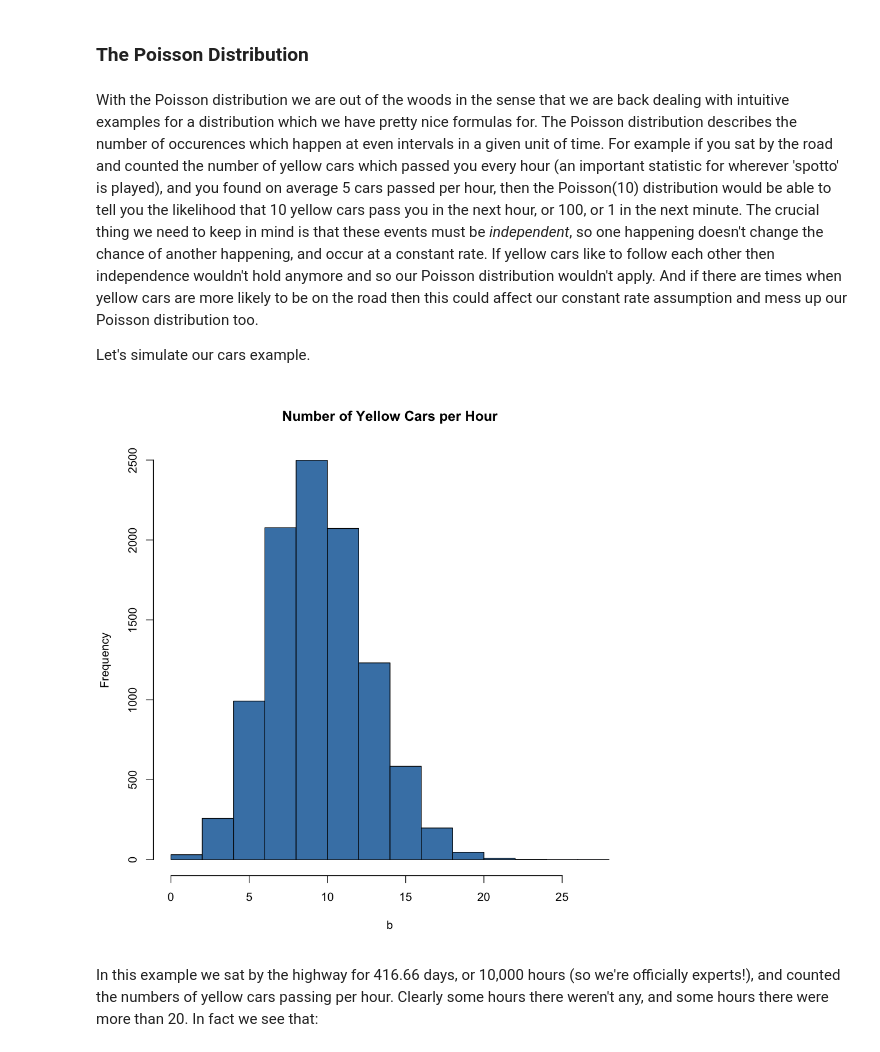
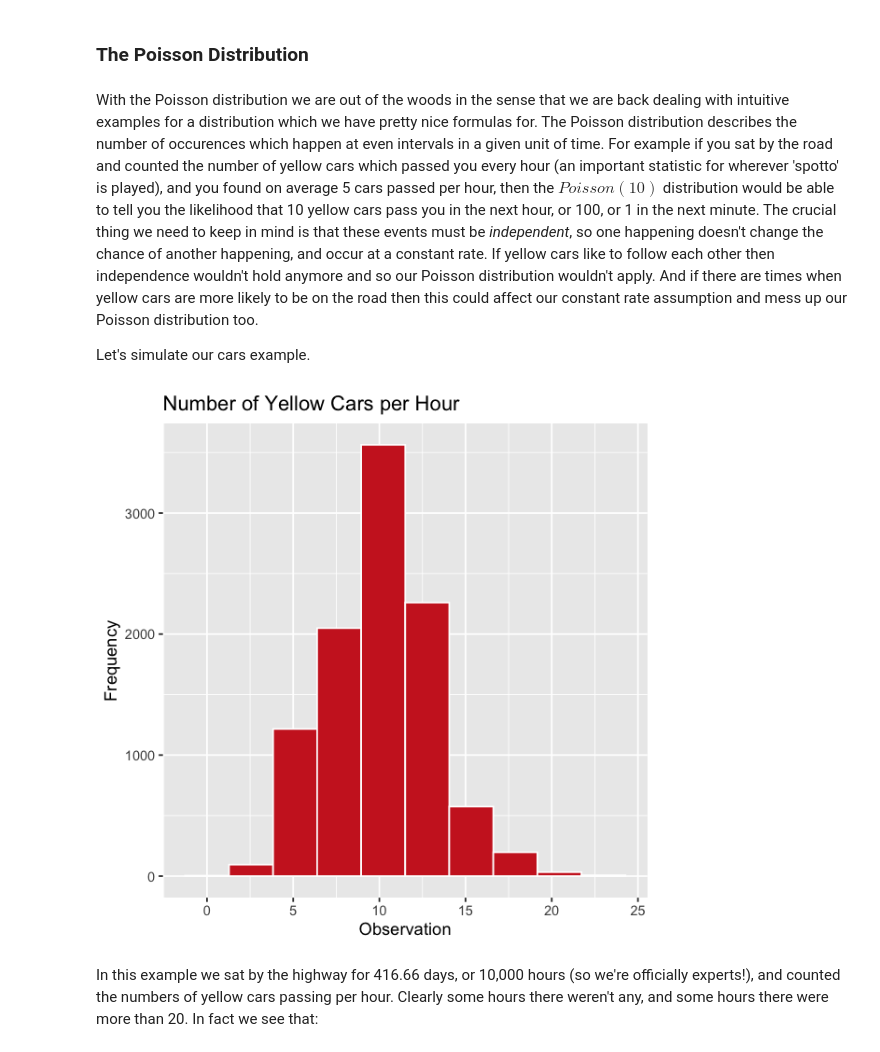
Before and after one commit to hands-on-econ/Hands-On-Econ, a Jupyter notebook: Michaelmas/3. Statistics I.ipynb, the cells around one changed output. Drawn from its saved outputs; the diff is of its cells as text; code cells hidden in the pictures.

```diff
--- a/Michaelmas/3. Statistics I.ipynb
+++ b/Michaelmas/3. Statistics I.ipynb
@@ -341,15 +341,17 @@ Once again the F-distribution seems extremely tedious and useless but some very
 # %% [markdown]
 ### The Poisson Distribution <a id='The Poisson Distribution'></a>
 # %% [markdown]
-With the Poisson distribution we are out of the woods in the sense that we are back dealing with intuitive examples for a distribution which we have pretty nice formulas for. The Poisson distribution describes the number of occurences which happen at even intervals in a given unit of time. For example if you sat by the road and counted the number of yellow cars which passed you every hour (an important statistic for wherever 'spotto' is played), and you found on average 5 cars passed per hour, then the Poisson(10) distribution would be able to tell you the likelihood that 10 yellow cars pass you in the next hour, or 100, or 1 in the next minute. The crucial thing we need to keep in mind is that these events must be *independent*, so one happening doesn't change the chance of another happening, and occur at a constant rate. If yellow cars like to follow each other then independence wouldn't hold anymore and so our Poisson distribution wouldn't apply. And if there are times when yellow cars are more likely to be on the road then this could affect our constant rate assumption and mess up our Poisson distribution too.
+With the Poisson distribution we are out of the woods in the sense that we are back dealing with intuitive examples for a distribution which we have pretty nice formulas for. The Poisson distribution describes the number of occurences which happen at even intervals in a given unit of time. For example if you sat by the road and counted the number of yellow cars which passed you every hour (an important statistic for wherever 'spotto' is played), and you found on average 5 cars passed per hour, then the $Poisson(10)$ distribution would be able to tell you the likelihood that 10 yellow cars pass you in the next hour, or 100, or 1 in the next minute. The crucial thing we need to keep in mind is that these events must be *independent*, so one happening doesn't change the chance of another happening, and occur at a constant rate. If yellow cars like to follow each other then independence wouldn't hold anymore and so our Poisson distribution wouldn't apply. And if there are times when yellow cars are more likely to be on the road then this could affect our constant rate assumption and mess up our Poisson distribution too.
 
 Let's simulate our cars example.
-# %%
-a<-data.frame(rpois(10000,10))
-b<-a[,1]
-hist(b,col='steelblue',main='Number of Yellow Cars per Hour')
-# %% [output]
-[figure, removed]
+# %%
+options(repr.plot.width=5, repr.plot.height=5)
+a<-data.frame(rpois(10000,10))
+colnames(a)<-'Values'
+ggplot(a,aes(x=Values))+geom_histogram(fill='firebrick3',colour='white',bins=10)+
+labs(x='Observation',y='Frequency')+ggtitle('Number of Yellow Cars per Hour')
+# %% [output]
+[figure, added]
 # %% [markdown]
 In this example we sat by the highway for 416.66 days, or 10,000 hours (so we're officially experts!), and counted the numbers of yellow cars passing per hour. Clearly some hours there weren't any, and some hours there were more than 20. In fact we see that:
 # %%
```
Also changed, not shown: parts of 28 cells of this notebook.
